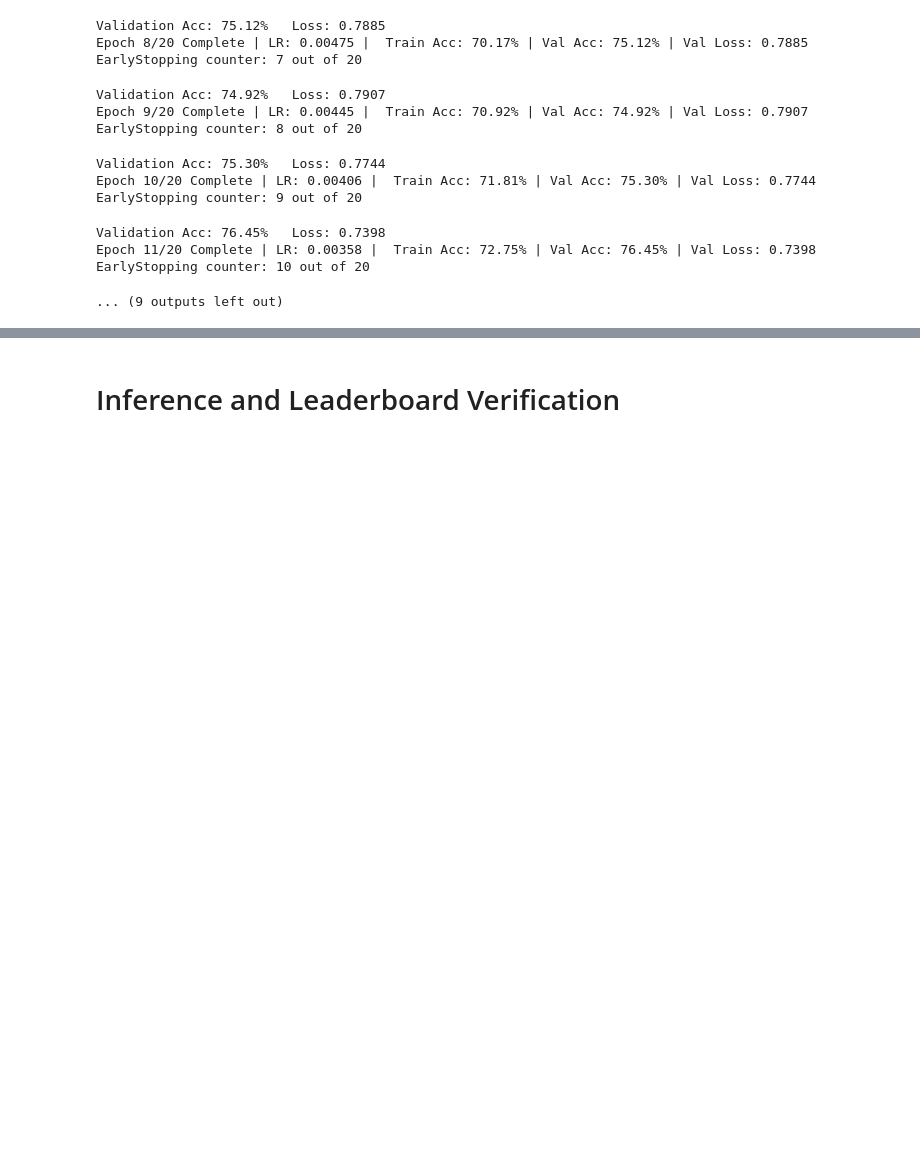
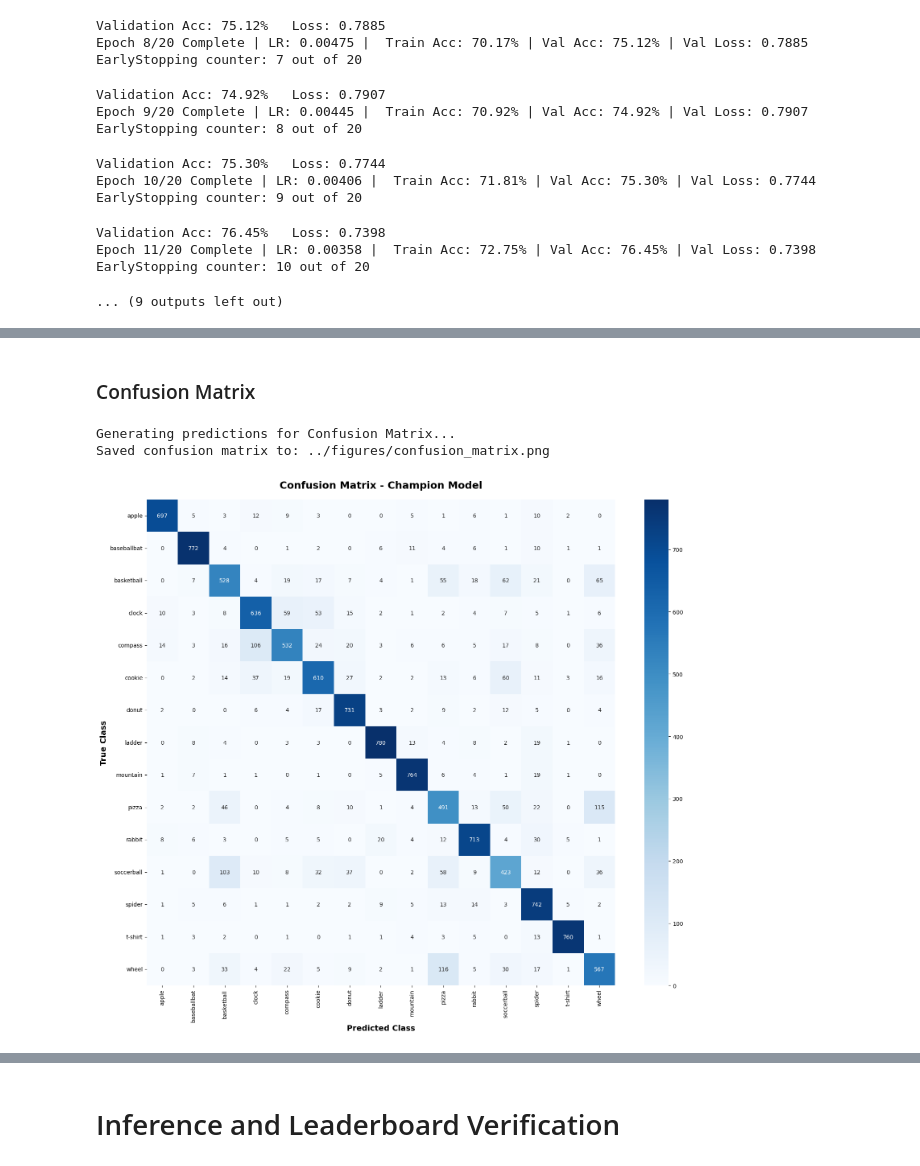
Before and after one commit to hafeez381/Deep-Learning, a Jupyter notebook: assignment_2/notebooks/25280098_PA2.ipynb, the cells around one changed output, grey strips where cells are left out. Cells and saved outputs as stored; diff of their text form; code cells hidden in the pictures; blank space fills up the shorter version.

Commit message:
Update training and inference

```diff
--- a/assignment_2/notebooks/25280098_PA2.ipynb
+++ b/assignment_2/notebooks/25280098_PA2.ipynb
@@ -653,0 +716,47 @@ EarlyStopping counter: 10 out of 20
+# %% [markdown]
+### Confusion Matrix
+# %%
+import seaborn as sns
+from sklearn.metrics import confusion_matrix
+
+def plot_confusion_matrix(model, loader, device, class_names):
+    model.eval()
+    all_preds = []
+    all_labels = []
+
+    print("Generating predictions for Confusion Matrix...")
+    with torch.no_grad():
+        for inputs, labels in loader:
+            inputs = inputs.to(device)
+            labels = labels.to(device)
+            outputs = model(inputs)
+
+            _, preds = torch.max(outputs, 1)
+            all_preds.extend(preds.cpu().numpy())
+            all_labels.extend(labels.cpu().numpy())
+
+    # Compute the matrix
+    cm = confusion_matrix(all_labels, all_preds)
+
+    # Plotting
+    plt.figure(figsize=(16, 14))
+    sns.heatmap(cm, annot=True, cmap='Blues', fmt='g',
+                xticklabels=class_names, yticklabels=class_names)
+
+    plt.xlabel('Predicted Class', fontsize=14, fontweight='bold')
+    plt.ylabel('True Class', fontsize=14, fontweight='bold')
+    plt.title('Confusion Matrix - Champion Model', fontsize=18, fontweight='bold', pad=20)
+    plt.xticks(rotation=90, fontsize=10)
+    plt.yticks(rotation=0, fontsize=10)
+    plt.tight_layout()
+    confusion_save_path = os.path.join(FIG_DIR, 'confusion_matrix.png')
+    plt.savefig(confusion_save_path, dpi=300, bbox_inches='tight')
+    print(f"Saved confusion matrix to: {confusion_save_path}")
+    plt.show()
+
+# Ensure you pass the correct class names list here (using train_dataset_full.classes)
+plot_confusion_matrix(champion_model, val_loader, DEVICE, train_dataset_full.classes)
+# %% [output]
+Generating predictions for Confusion Matrix...
+Saved confusion matrix to: ../figures/confusion_matrix.png
+[figure, added]
```
Also changed, not shown: parts of 7 cells of this notebook, 4 other files.
